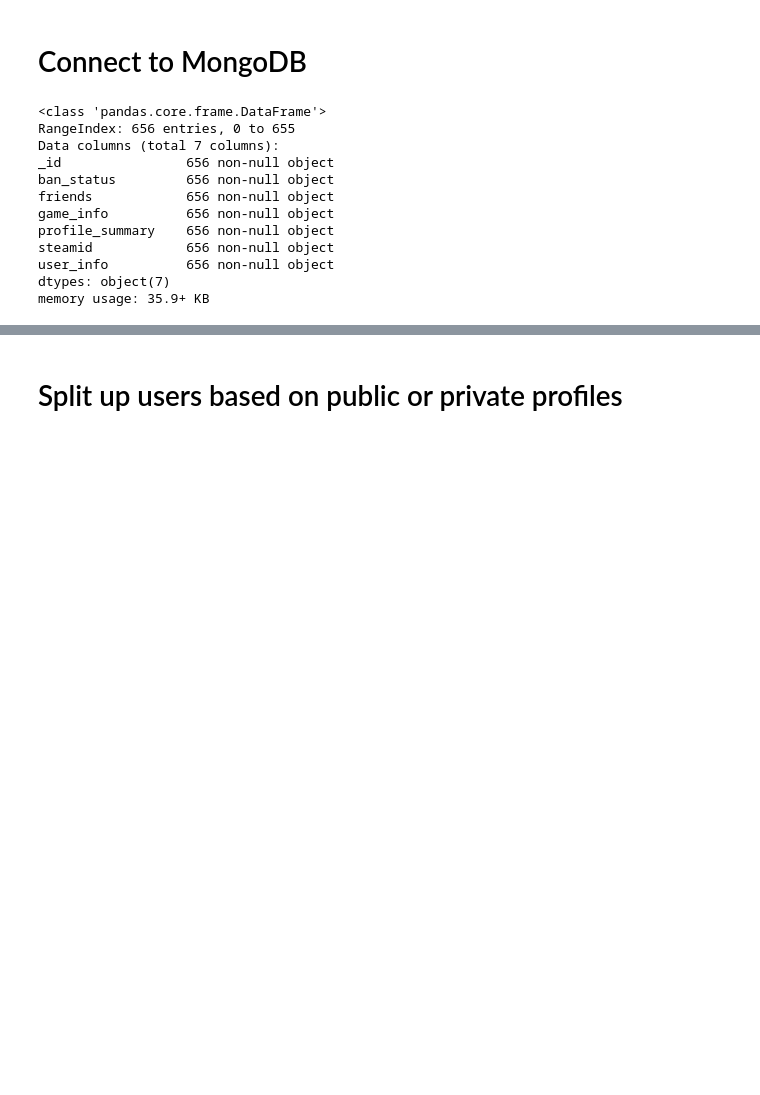
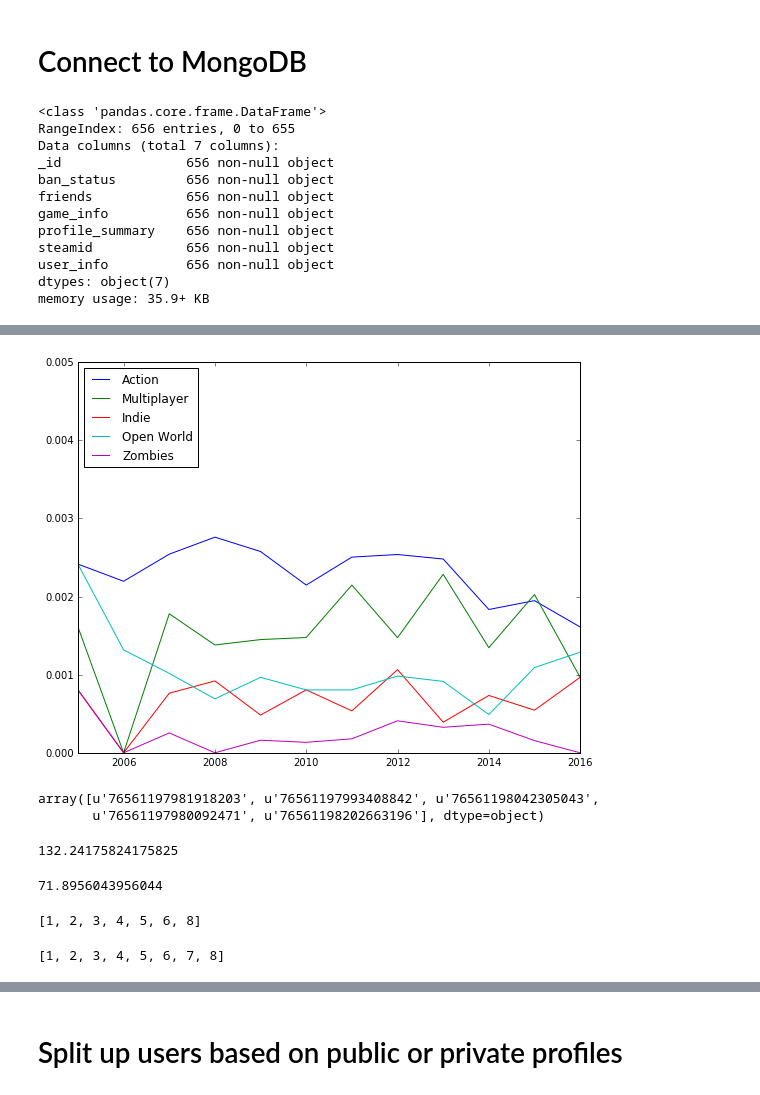
Before and after one commit to johnnysand7/steam-study, a Jupyter notebook: script/EDA/ReadFromMongoDB.ipynb, the cells around one changed output, grey strips where cells are left out. Drawn from its saved outputs; the diff is of its cells as text; code cells hidden in the pictures; blank space fills up the shorter version.

```diff
--- a/script/EDA/ReadFromMongoDB.ipynb
+++ b/script/EDA/ReadFromMongoDB.ipynb
@@ -61,0 +447,3 @@ df.head(1)
+# %%
+rm_date = combo_df.copy()
+del rm_date["date"]
@@ -61,0 +479,2 @@ df.head(1)
+# %%
+genre_time = pd.groupby(combo_df, by=combo_df.date)[["Action", "Multiplayer", "Indie", "Open World", "Zombies"]].sum()
@@ -61,0 +503,15 @@ df.head(1)
+# %%
+for i, date in enumerate(genre_time.index):
+    genre_time.iloc[i] = genre_time.iloc[i] / (207 * len(rm_date[combo_df.date == date]))
+# %%
+plt.figure(figsize=(9,7))
+plt.plot(genre_time.index, genre_time.Action, label="Action")
+plt.plot(genre_time.index, genre_time.Multiplayer, label="Multiplayer")
+plt.plot(genre_time.index, genre_time.Indie, label="Indie")
+plt.plot(genre_time.index, genre_time["Open World"], label="Open World")
+plt.plot(genre_time.index, genre_time.Zombies, label="Zombies")
+plt.legend(loc="upper left")
+plt.xlim(2005, 2016)
+plt.show()
+# %% [output]
+[figure, added]
@@ -61,0 +520,22 @@ df.head(1)
+# %%
+np.array(test.public.head())[:,3]
+# %% [output]
+array([u'76561197981918203', u'76561197993408842', u'76561198042305043',
+       u'76561197980092471', u'76561198202663196'], dtype=object)
+# %%
+playtimes.games_owned.mean()
+# %% [output]
+132.24175824175825
+# %%
+playtimes.games_played.mean()
+# %% [output]
+71.8956043956044
+# %%
+abc = [1, 2, 3, 4, 5, 6, 7, 7, 8]
+x[num for num in abc if num != 7]
+# %% [output]
+[1, 2, 3, 4, 5, 6, 8]
+# %%
+abc
+# %% [output]
+[1, 2, 3, 4, 5, 6, 7, 8]
```
Also changed, not shown: parts of 80 cells of this notebook, 50 other files.
